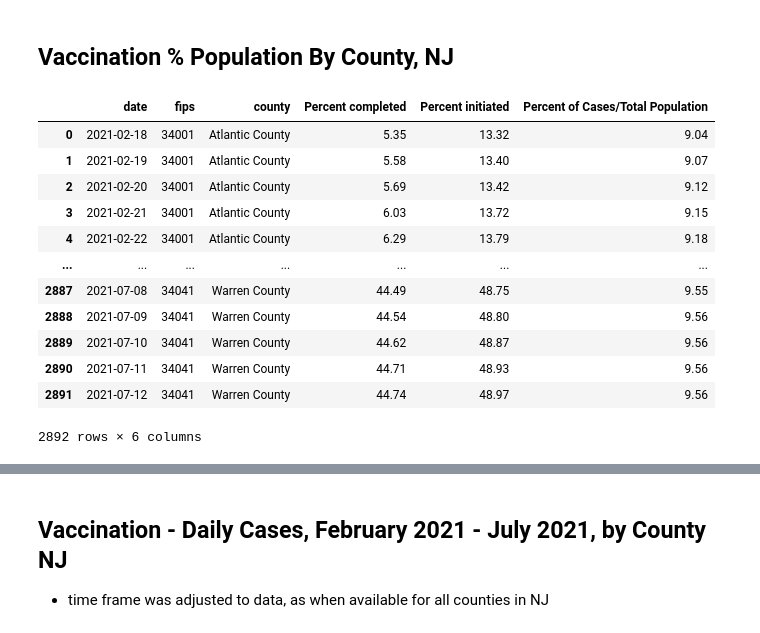
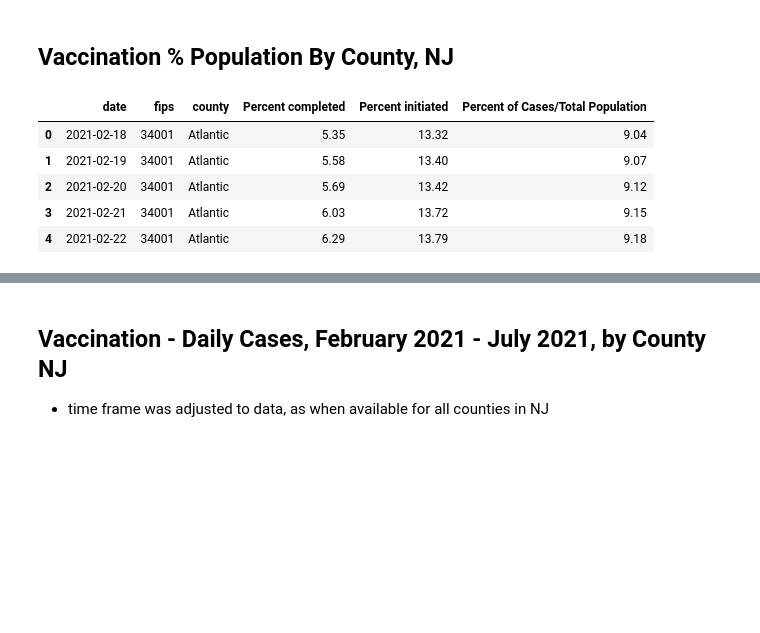
Before and after one commit to melissadiep94/covid19-project, a Jupyter notebook: Vaccination/State_NJ_Covid_time.ipynb, the cells around one changed output, grey strips where cells are left out. Cells and saved outputs as stored; diff of their text form; code cells hidden in the pictures; blank space fills up the shorter version.

```diff
--- a/Vaccination/State_NJ_Covid_time.ipynb
+++ b/Vaccination/State_NJ_Covid_time.ipynb
@@ -15,12 +15,14 @@ len(d_state_covid)
 11319
 # %%
 #getting columns needed for vaccination data
+d_state_covid['county'] = d_state_covid['county'].str[:-7]
 d_state_covid_conv_df=d_state_covid[['date','county','fips','actuals.cases','actuals.deaths','actuals.newCases',
          'actuals.vaccinationsInitiated','actuals.vaccinationsCompleted',
          'actuals.vaccinesAdministered','actuals.newDeaths']]
 clean_vaccine_df =d_state_covid_conv_df.dropna(subset=['actuals.cases','actuals.deaths','actuals.newCases',
                                                     'actuals.vaccinationsInitiated','actuals.vaccinationsCompleted',
                                                     'actuals.vaccinesAdministered','actuals.newDeaths'])
+
 clean_vaccine_df.head()
 #clean_vaccine_df.dtypes
 #len(clean_vaccine_df)
@@ -73,24 +75,18 @@ vaccines_mer_pd.head()
 # %%
 percent_counties_vaccine = pd.DataFrame(vaccines_mer_pd[["date","fips","county"]])
 
 percent_counties_vaccine["Percent completed"]= vaccines_mer_pd["actuals.vaccinationsCompleted"]/vaccines_mer_pd["Total Population"]*100
 percent_counties_vaccine["Percent initiated"]= vaccines_mer_pd["actuals.vaccinationsInitiated"]/vaccines_mer_pd["Total Population"]*100
 percent_counties_vaccine["Percent of Cases/Total Population"] =vaccines_mer_pd['actuals.cases']/vaccines_mer_pd["Total Population"]*100
-percent_counties_vaccine.round(decimals=2)
+percent_vaccine_round= percent_counties_vaccine.round(decimals=2)
+percent_vaccine_round.head()
 # %% [output]
 |  | date | fips | county | Percent completed | Percent initiated | Percent of Cases/Total Population |
-| 0 | 2021-02-18 | 34001 | Atlantic County | 5.35 | 13.32 | 9.04 |
-| 1 | 2021-02-19 | 34001 | Atlantic County | 5.58 | 13.40 | 9.07 |
-| 2 | 2021-02-20 | 34001 | Atlantic County | 5.69 | 13.42 | 9.12 |
-| 3 | 2021-02-21 | 34001 | Atlantic County | 6.03 | 13.72 | 9.15 |
-| 4 | 2021-02-22 | 34001 | Atlantic County | 6.29 | 13.79 | 9.18 |
-| ... | ... | ... | ... | ... | ... | ... |
-| 2887 | 2021-07-08 | 34041 | Warren County | 44.49 | 48.75 | 9.55 |
-| 2888 | 2021-07-09 | 34041 | Warren County | 44.54 | 48.80 | 9.56 |
-| 2889 | 2021-07-10 | 34041 | Warren County | 44.62 | 48.87 | 9.56 |
-| 2890 | 2021-07-11 | 34041 | Warren County | 44.71 | 48.93 | 9.56 |
-| 2891 | 2021-07-12 | 34041 | Warren County | 44.74 | 48.97 | 9.56 |
+| 0 | 2021-02-18 | 34001 | Atlantic | 5.35 | 13.32 | 9.04 |
+| 1 | 2021-02-19 | 34001 | Atlantic | 5.58 | 13.40 | 9.07 |
+| 2 | 2021-02-20 | 34001 | Atlantic | 5.69 | 13.42 | 9.12 |
+| 3 | 2021-02-21 | 34001 | Atlantic | 6.03 | 13.72 | 9.15 |
+| 4 | 2021-02-22 | 34001 | Atlantic | 6.29 | 13.79 | 9.18 |
-2892 rows × 6 columns
 # %%
 #Date - Jun 2021 when data from all counties are available
 Data_date = "2021-06-26"
```
Also changed, not shown: parts of 10 cells of this notebook, 1 other file.
